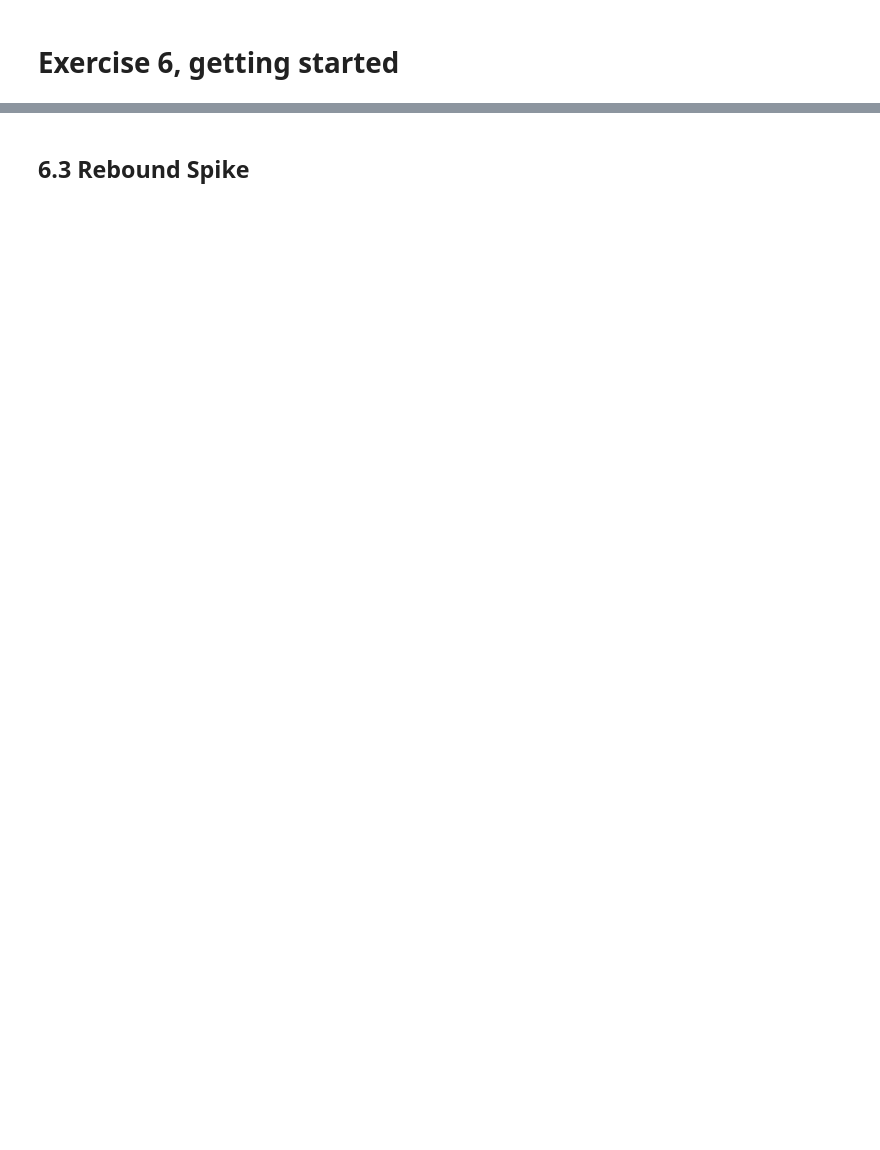
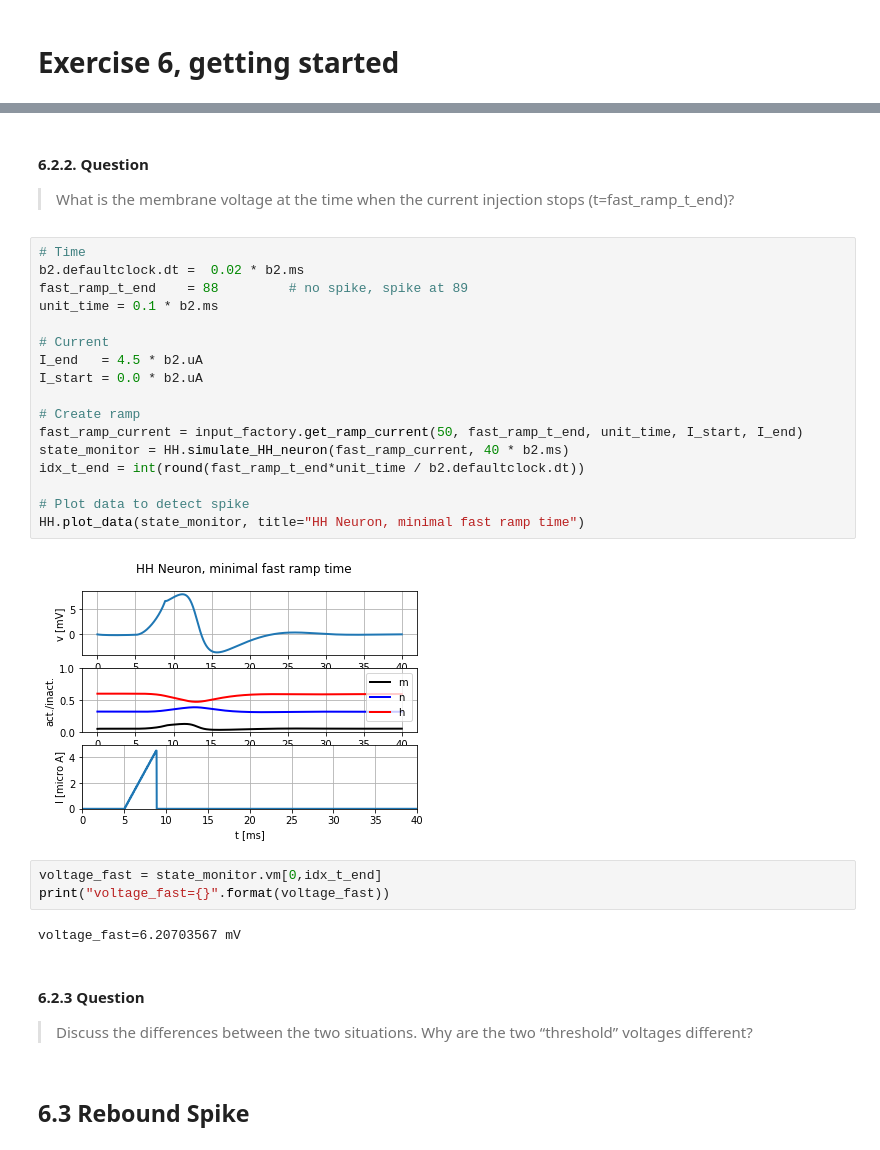
Before and after one commit to TristanBesson/bmnn, a Jupyter notebook: Ex6_Dylan_Bourgeois_224797.ipynb, the cells around one changed output, grey strips where cells are left out. Saved outputs shown, nothing was run; the diff lists cells and outputs as text; blank space fills up the shorter version.

```diff
--- a/Ex6_Dylan_Bourgeois_224797.ipynb
+++ b/Ex6_Dylan_Bourgeois_224797.ipynb
@@ -52,2 +109,34 @@ WARNING    Cannot use weave, a test compilation failed: invalid load key, 'x'. (
+# %% [markdown]
+#### 6.2.2. Question
+
+> What is the membrane voltage at the time when the current injection stops (t=fast_ramp_t_end)?
+# %%
+# Time
+b2.defaultclock.dt =  0.02 * b2.ms
+fast_ramp_t_end    = 88         # no spike, spike at 89
+unit_time = 0.1 * b2.ms
+
+# Current
+I_end   = 4.5 * b2.uA
+I_start = 0.0 * b2.uA
+
+# Create ramp
+fast_ramp_current = input_factory.get_ramp_current(50, fast_ramp_t_end, unit_time, I_start, I_end)
+state_monitor = HH.simulate_HH_neuron(fast_ramp_current, 40 * b2.ms)
+idx_t_end = int(round(fast_ramp_t_end*unit_time / b2.defaultclock.dt))
+
+# Plot data to detect spike
+HH.plot_data(state_monitor, title="HH Neuron, minimal fast ramp time")
+# %% [output]
+[figure, added]
+# %%
+voltage_fast = state_monitor.vm[0,idx_t_end]
+print("voltage_fast={}".format(voltage_fast))
+# %% [output]
+voltage_fast=6.20703567 mV
+# %% [markdown]
+#### 6.2.3 Question
+
+> Discuss the differences between the two situations. Why are the two “threshold” voltages different?
 # %% [markdown]
 ## 6.3 Rebound Spike
```
Also changed, not shown: parts of 31 cells of this notebook.
